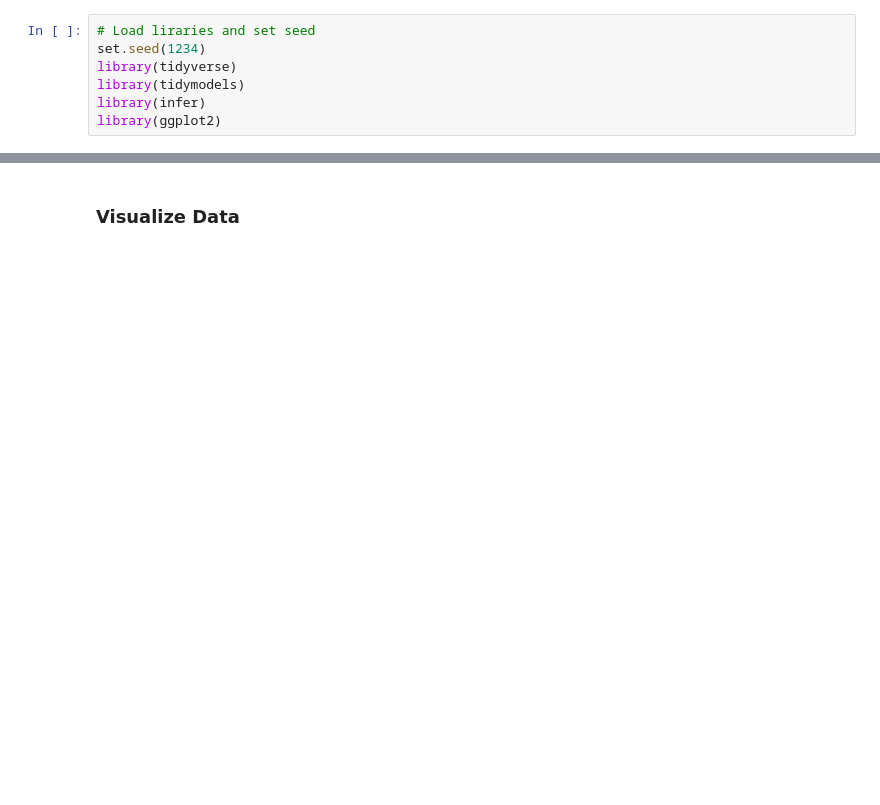
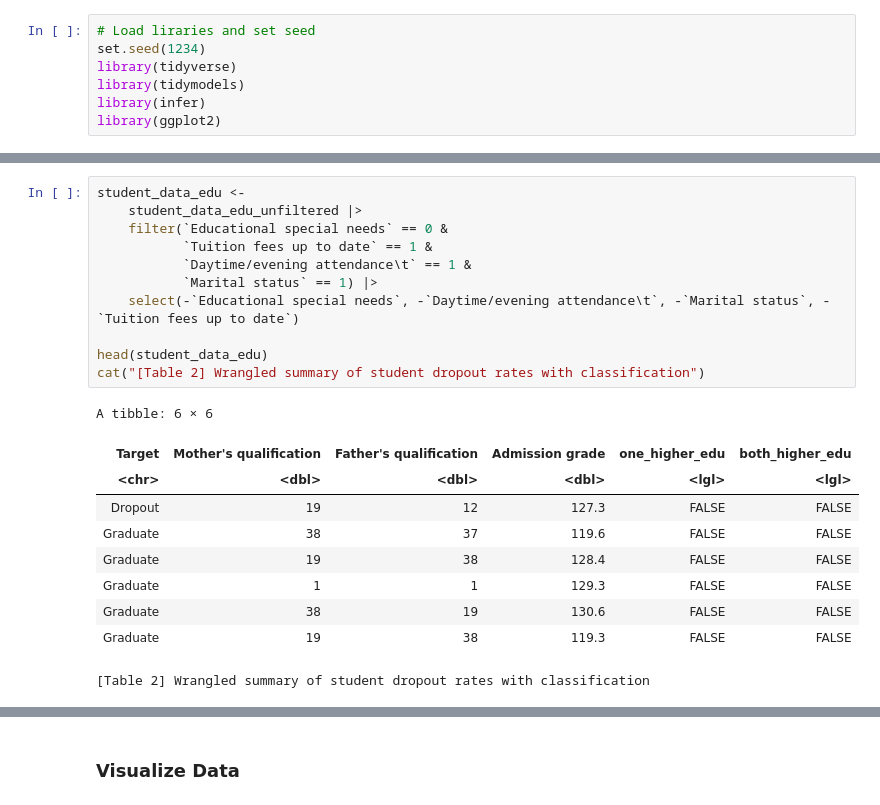
Before and after one commit to MehrshadEsm/stat-201-project, a Jupyter notebook: stat201_project_proposal.ipynb, the cells around one changed output, grey strips where cells are left out. Saved outputs shown, nothing was run; the diff lists cells and outputs as text; blank space fills up the shorter version.

```diff
--- a/stat201_project_proposal.ipynb
+++ b/stat201_project_proposal.ipynb
@@ -163 +163,23 @@ A tibble: 6 × 7
+# %%
+student_data_edu <-
+    student_data_edu_unfiltered |>
+    filter(`Educational special needs` == 0 &
+           `Tuition fees up to date` == 1 &
+           `Daytime/evening attendance\t` == 1 &
+           `Marital status` == 1) |>
+    select(-`Educational special needs`, -`Daytime/evening attendance\t`, -`Marital status`, -`Tuition fees up to date`)
+
+head(student_data_edu)
+cat("[Table 2] Wrangled summary of student dropout rates with classification")
+# %% [output]
+A tibble: 6 × 6
+| Target | Mother's qualification | Father's qualification | Admission grade | one_higher_edu | both_higher_edu |
+| <chr> | <dbl> | <dbl> | <dbl> | <lgl> | <lgl> |
+| Dropout | 19 | 12 | 127.3 | FALSE | FALSE |
+| Graduate | 38 | 37 | 119.6 | FALSE | FALSE |
+| Graduate | 19 | 38 | 128.4 | FALSE | FALSE |
+| Graduate | 1 | 1 | 129.3 | FALSE | FALSE |
+| Graduate | 38 | 19 | 130.6 | FALSE | FALSE |
+| Graduate | 19 | 38 | 119.3 | FALSE | FALSE |
+[Table 2] Wrangled summary of student dropout rates with classification
 # %% [markdown]
```
Also changed, not shown: parts of 15 cells of this notebook.
